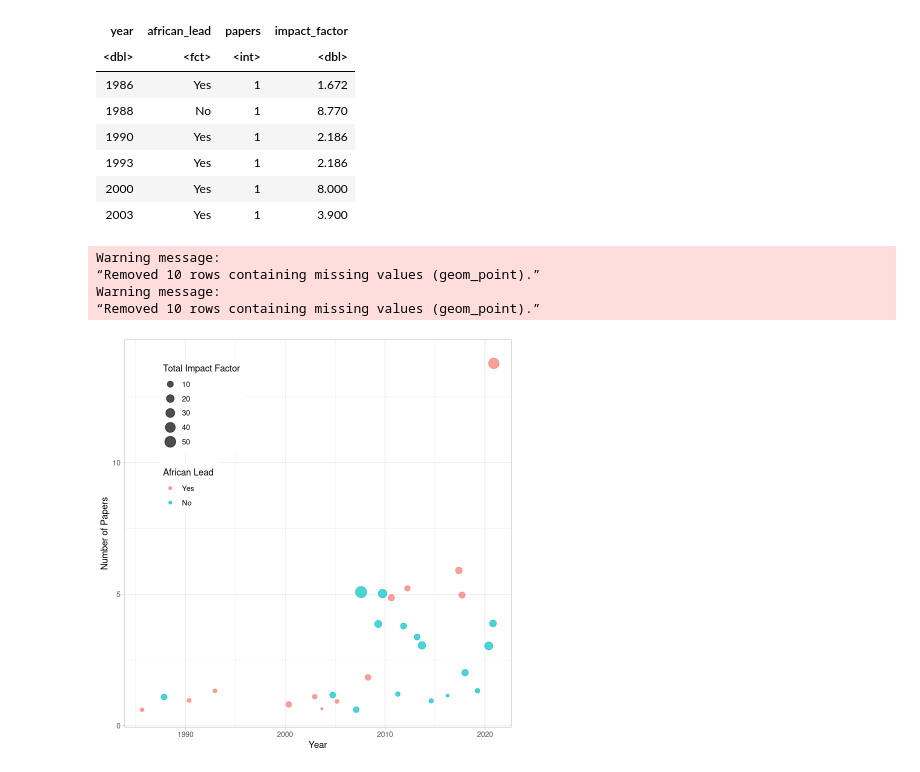
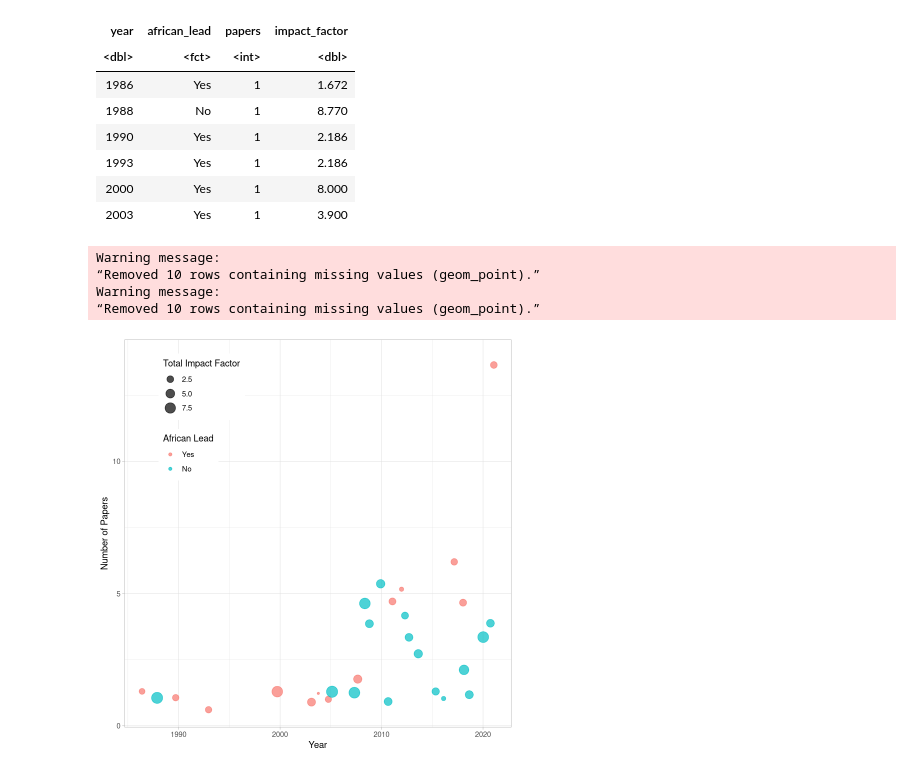
Before and after one commit to ahmedmoustafa/AfricaPD, a Jupyter notebook: Citations.ipynb, the cells around one changed output. Saved outputs shown, nothing was run; the diff lists cells and outputs as text; code cells hidden in the pictures.

Commit message:
Switch from sum to median

```diff
--- a/Citations.ipynb
+++ b/Citations.ipynb
@@ -84,7 +84,7 @@ Warning message:
 “Removed 41 rows containing missing values (geom_point).”
 [figure]
 # %%
-papers = citations2 %>% group_by (year, african_lead) %>% summarise(papers = n(), impact_factor  = sum(impact_factor))
+papers = citations2 %>% group_by (year, african_lead) %>% summarise(papers = n(), impact_factor  = median(impact_factor))
 head(papers)
 # %% [output]
 group_by: 2 grouping variables (year, african_lead)
@@ -102,13 +102,13 @@ A grouped_df: 6 × 4
 # %%
 ggplot(papers) +
     geom_jitter(aes(x = year, y = papers, size = impact_factor, color = african_lead), alpha = 0.7) +
     theme_light() +
-    labs (x = "Year", y = "Number of Papers", color = "African Lead", size = "Total Impact Factor") +
-    theme(legend.position = c(0.2, 0.75))
+    labs (x = "Year", y = "Number of Papers", color = "African Lead", size = "Median Impact Factor") +
+    theme(legend.position = c(0.2, 0.8))
 ggsave("figures/AfricaPDpapers_per_year.pdf", width = 6, height = 6)
 # %% [output]
 Warning message:
 “Removed 10 rows containing missing values (geom_point).”
 Warning message:
 “Removed 10 rows containing missing values (geom_point).”
-[figure, old version]
+[figure, new version]
```
Also changed, not shown: 3 other files.
